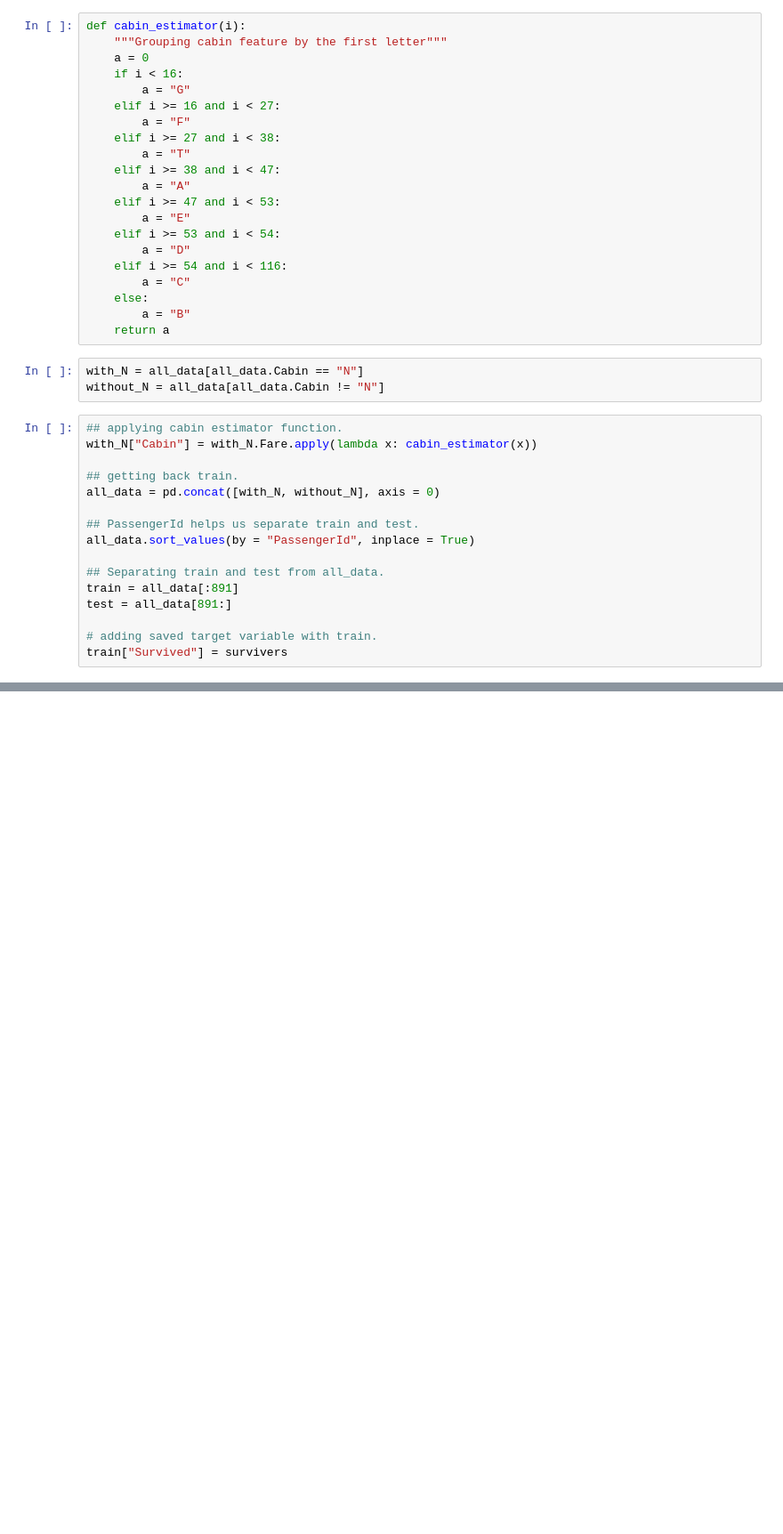
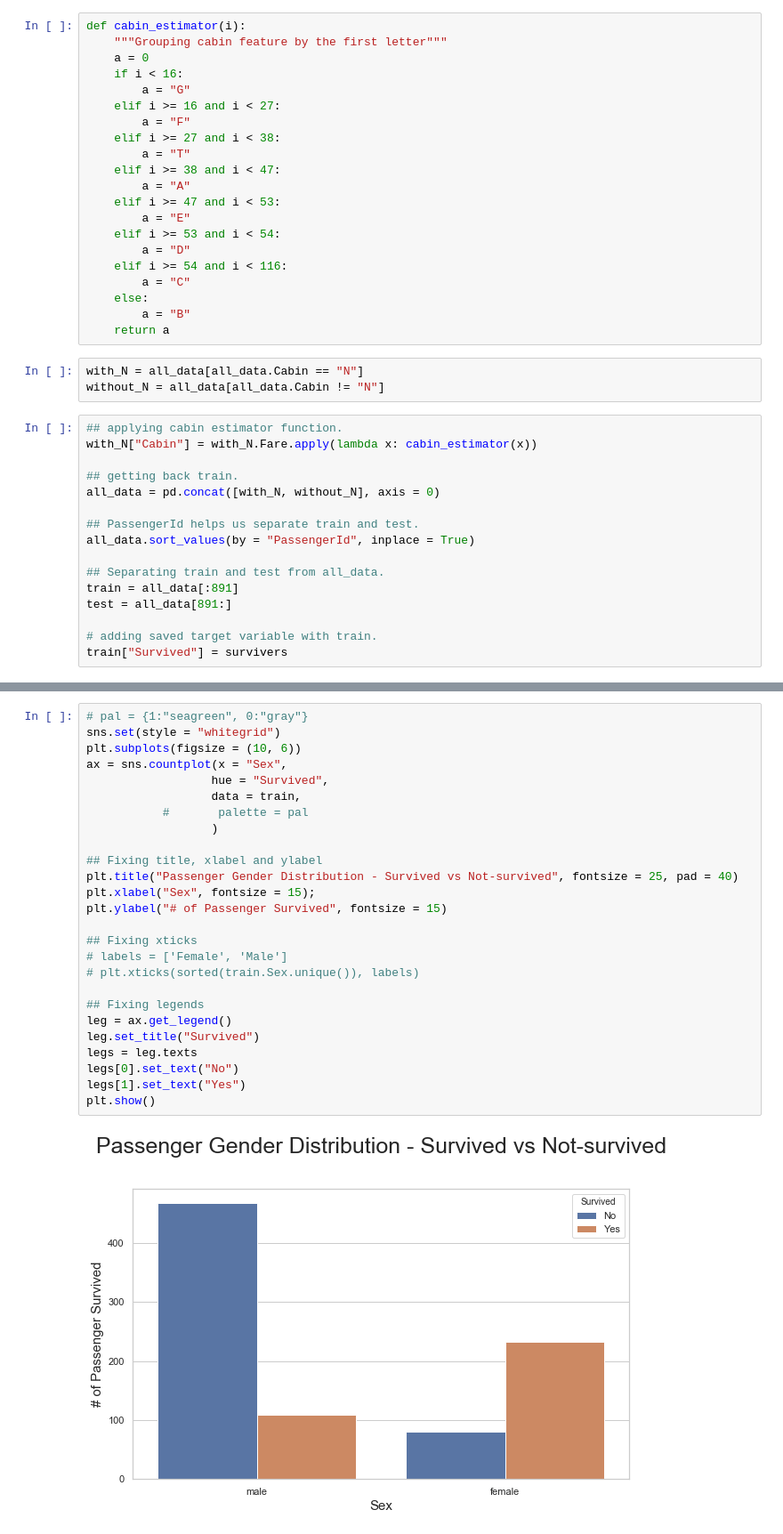
Before and after one commit to hogoood/kagglestruggle, a Jupyter notebook: A Statistical Analysis & ML workflow of Titanic.ipynb, the cells around one changed output, grey strips where cells are left out. Shown at 89% size. Saved outputs shown, nothing was run; the diff lists cells and outputs as text; blank space fills up the shorter version.

```diff
--- a/A Statistical Analysis & ML workflow of Titanic.ipynb
+++ b/A Statistical Analysis & ML workflow of Titanic.ipynb
@@ -316,0 +355,28 @@ train["Survived"] = survivers
+# %%
+# pal = {1:"seagreen", 0:"gray"}
+sns.set(style = "whitegrid")
+plt.subplots(figsize = (10, 6))
+ax = sns.countplot(x = "Sex",
+                  hue = "Survived",
+                  data = train,
+           #       palette = pal
+                  )
+
+## Fixing title, xlabel and ylabel
+plt.title("Passenger Gender Distribution - Survived vs Not-survived", fontsize = 25, pad = 40)
+plt.xlabel("Sex", fontsize = 15);
+plt.ylabel("# of Passenger Survived", fontsize = 15)
+
+## Fixing xticks
+# labels = ['Female', 'Male']
+# plt.xticks(sorted(train.Sex.unique()), labels)
+
+## Fixing legends
+leg = ax.get_legend()
+leg.set_title("Survived")
+legs = leg.texts
+legs[0].set_text("No")
+legs[1].set_text("Yes")
+plt.show()
+# %% [output]
+[figure, added]
```
Also changed, not shown: parts of 18 cells of this notebook.
